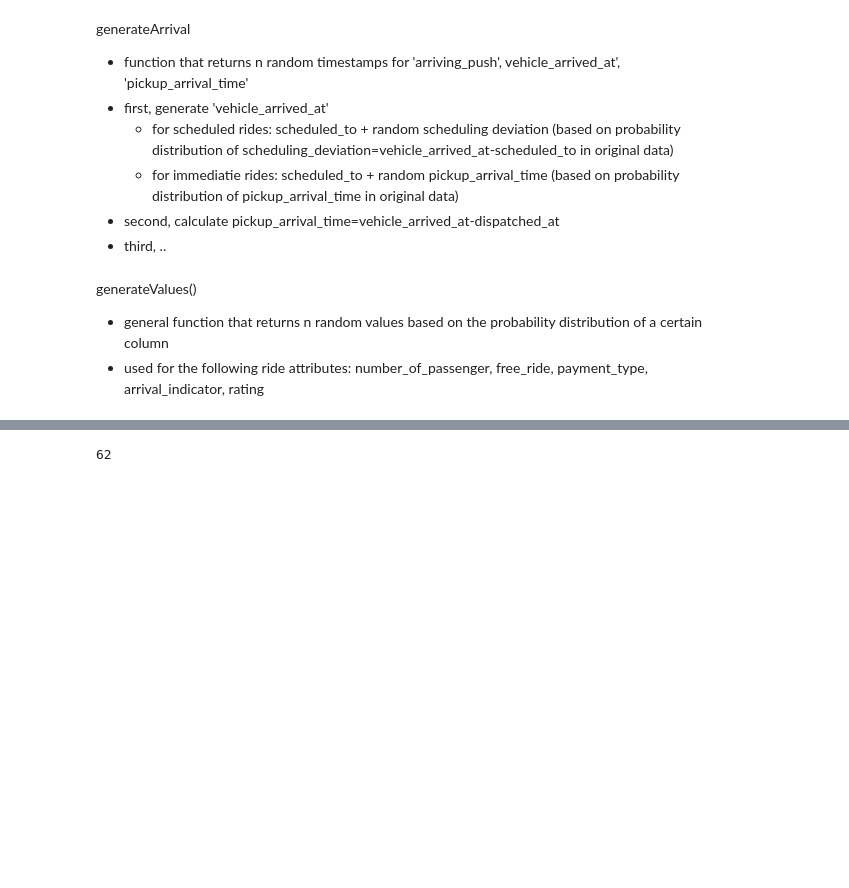
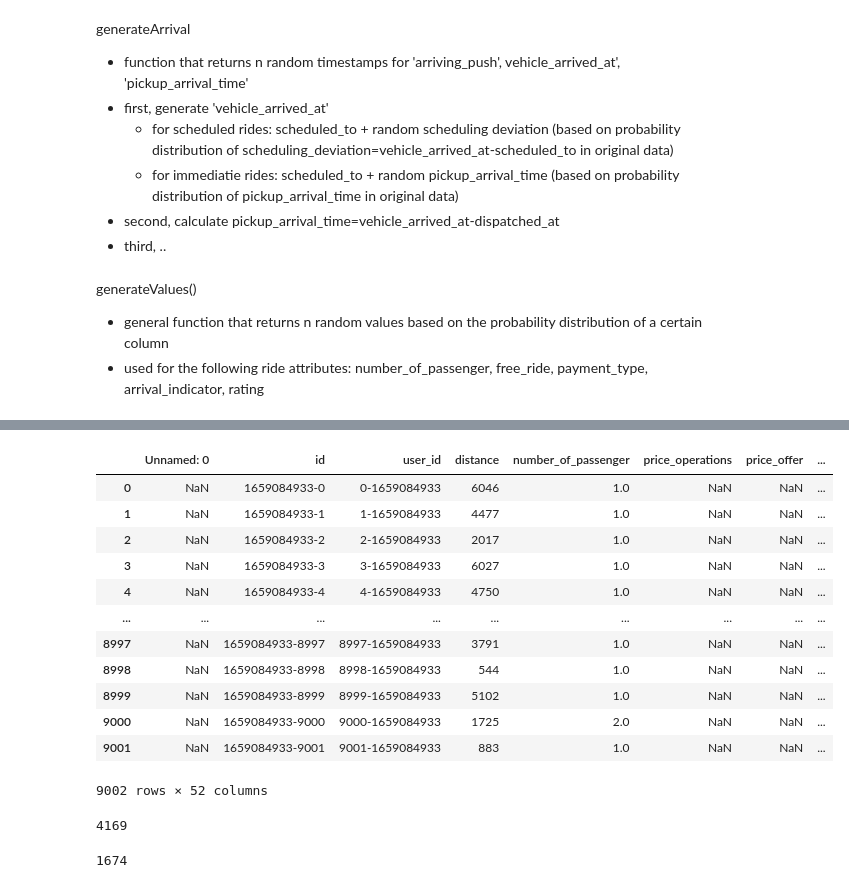
Before and after one commit to Lukas-Dierkes/vehicle-stream-team-project, a Jupyter notebook: vehicle_stream_pipeline/ride_simulation.ipynb, the cells around one changed output, grey strips where cells are left out. Cells and saved outputs as stored; diff of their text form; code cells hidden in the pictures; blank space fills up the shorter version.

```diff
--- a/vehicle_stream_pipeline/ride_simulation.ipynb
+++ b/vehicle_stream_pipeline/ride_simulation.ipynb
@@ -388,8 +388,12 @@ def generateDispatchedAt(oldRides, newRides):
     scheduled['created_at'] = pd.to_datetime(scheduled['created_at'])
     scheduled['scheduled_to'] = pd.to_datetime(scheduled['scheduled_to'])
     scheduled['dispatched_at'] = np.where(
-        scheduled['isScheduled']==True,
-        scheduled['scheduled_to'] - pd.Timedelta(minutes=8),
+        (scheduled['isScheduled']==True),
+        np.where(
+            (scheduled['scheduled_to'] - pd.Timedelta(minutes=8) > scheduled['created_at']),
+            scheduled['scheduled_to'] - pd.Timedelta(minutes=8),
+            scheduled['created_at']
+        ),
         scheduled['scheduled_to']
     )
     return scheduled['dispatched_at']
@@ -445,6 +449,12 @@ def generateArrival(oldRides, newRides):
             (row["scheduled_to"] + pd.Timedelta(dist_instantRides.rvs(1)[0], unit='seconds').round(freq="s")),
         axis=1,
     )
+    # check that vehicle_arrived_at is after dispatched_at
+    arrivalNew['vehicle_arrived_at'] = np.where(
+        arrivalNew['dispatched_at'] > arrivalNew['vehicle_arrived_at'],
+        arrivalNew['dispatched_at'] + (arrivalNew['scheduled_to'] -  arrivalNew['dispatched_at']) * np.random.uniform(0.1,0.9),
+        arrivalNew['vehicle_arrived_at']
+    )
 
     ##### calculate 'pickup_arrival_time'
     arrivalNew["pickup_arrival_time"] = (
@@ -804,3 +823,19 @@ newRides[['arriving_push', 'vehicle_arrived_at', 'created_at', 'scheduled_to', '
+# %%
+newRides
+# %% [output]
+|  | Unnamed: 0 | id | user_id | distance | number_of_passenger | price_operations | price_offer | ... |
+| 0 | NaN | 1659084933-0 | 0-1659084933 | 6046 | 1.0 | NaN | NaN | ... |
+| 1 | NaN | 1659084933-1 | 1-1659084933 | 4477 | 1.0 | NaN | NaN | ... |
+| 2 | NaN | 1659084933-2 | 2-1659084933 | 2017 | 1.0 | NaN | NaN | ... |
+| 3 | NaN | 1659084933-3 | 3-1659084933 | 6027 | 1.0 | NaN | NaN | ... |
+| 4 | NaN | 1659084933-4 | 4-1659084933 | 4750 | 1.0 | NaN | NaN | ... |
+| ... | ... | ... | ... | ... | ... | ... | ... | ... |
+| 8997 | NaN | 1659084933-8997 | 8997-1659084933 | 3791 | 1.0 | NaN | NaN | ... |
+| 8998 | NaN | 1659084933-8998 | 8998-1659084933 | 544 | 1.0 | NaN | NaN | ... |
+| 8999 | NaN | 1659084933-8999 | 8999-1659084933 | 5102 | 1.0 | NaN | NaN | ... |
+| 9000 | NaN | 1659084933-9000 | 9000-1659084933 | 1725 | 2.0 | NaN | NaN | ... |
+| 9001 | NaN | 1659084933-9001 | 9001-1659084933 | 883 | 1.0 | NaN | NaN | ... |
+9002 rows × 52 columns
 # %%
 newRides.to_excel("simulated.xlsx")
 # %%
@@ -810,7 +843,11 @@ newRides[newRides['earliest_pickup_expectation'] > newRides['dropoff_at']]
+# %%
+len(newRides[newRides['dropoff_first_eta'] > newRides['dropoff_eta']])
+# %% [output]
+4169
 # %%
-len(df_completed[df_completed['earliest_pickup_expectation'] > df_completed['dropoff_at']])
+len(df_completed[df_completed['dropoff_first_eta'] > df_completed['dropoff_eta']])
 # %% [output]
-62
+1674
 # %%
 df_completed[['arriving_push', 'vehicle_arrived_at', 'created_at', 'scheduled_to', 'pickup_at', 'pickup_first_eta', 'pickup_eta']] = df_completed[['arriving_push', 'vehicle_arrived_at', 'created_at', 'scheduled_to', 'pickup_at', 'pickup_first_eta', 'pickup_eta']].apply(pd.to_datetime)
 # %%
```
Also changed, not shown: parts of 9 cells of this notebook.
